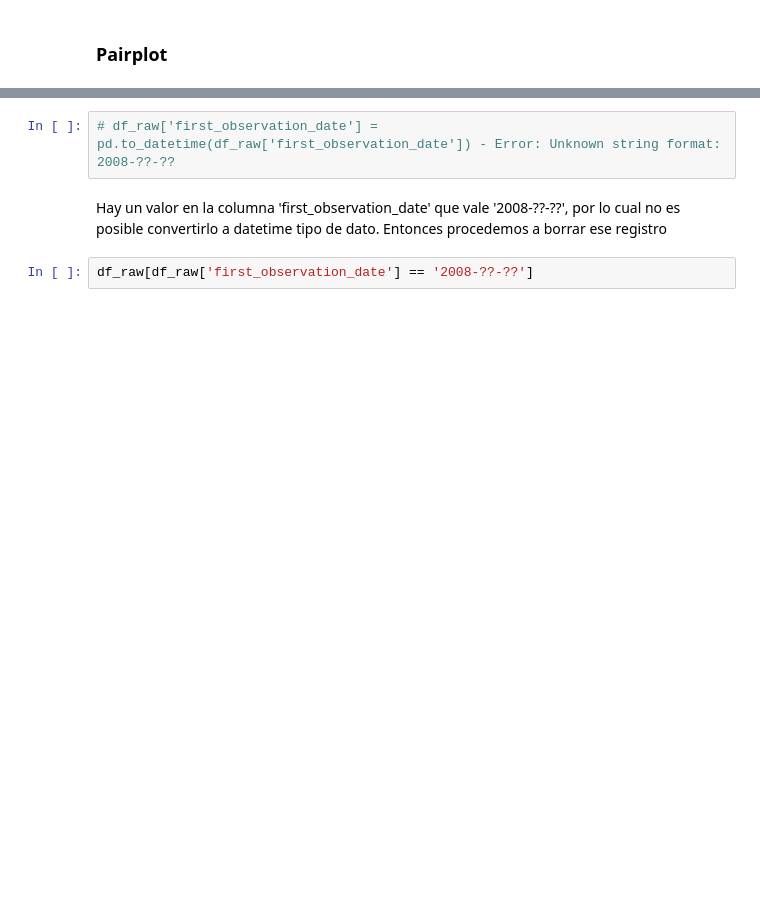
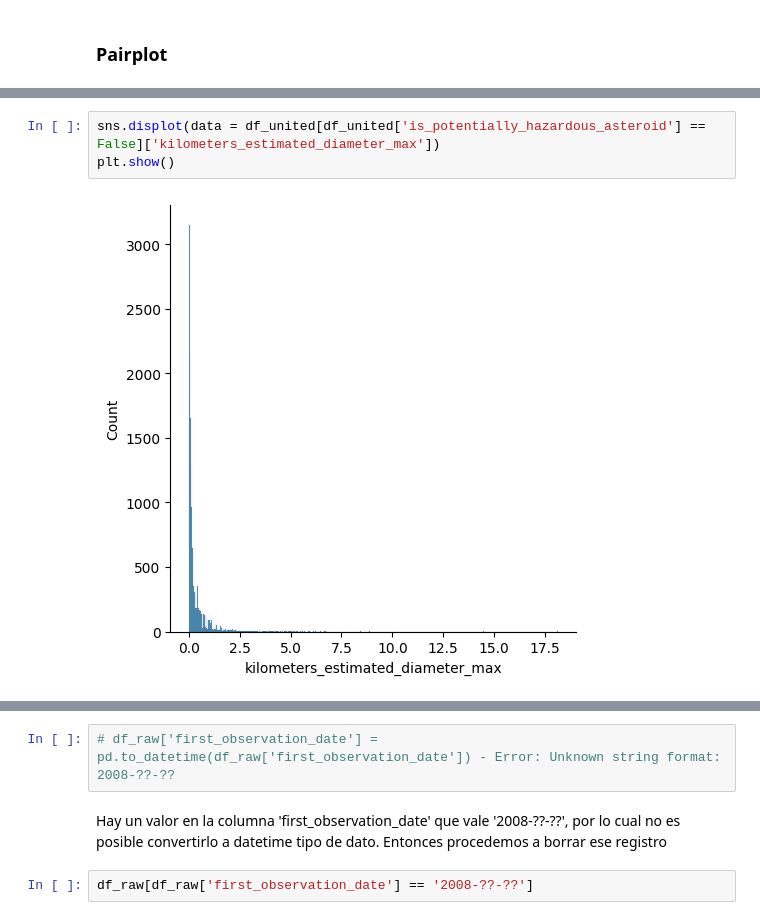
Before and after one commit to lusilve44/Final-Project-4Geeks, a Jupyter notebook: src/explore.ipynb, the cells around one changed output, grey strips where cells are left out. Drawn from its saved outputs; the diff is of its cells as text; blank space fills up the shorter version.

```diff
--- a/src/explore.ipynb
+++ b/src/explore.ipynb
@@ -416,0 +523,5 @@ memory usage: 1.6 MB
+# %%
+sns.displot(data = df_united[df_united['is_potentially_hazardous_asteroid'] == False]['kilometers_estimated_diameter_max'])
+plt.show()
+# %% [output]
+[figure, added]
```
Also changed, not shown: parts of 91 cells of this notebook, 8 other files.
